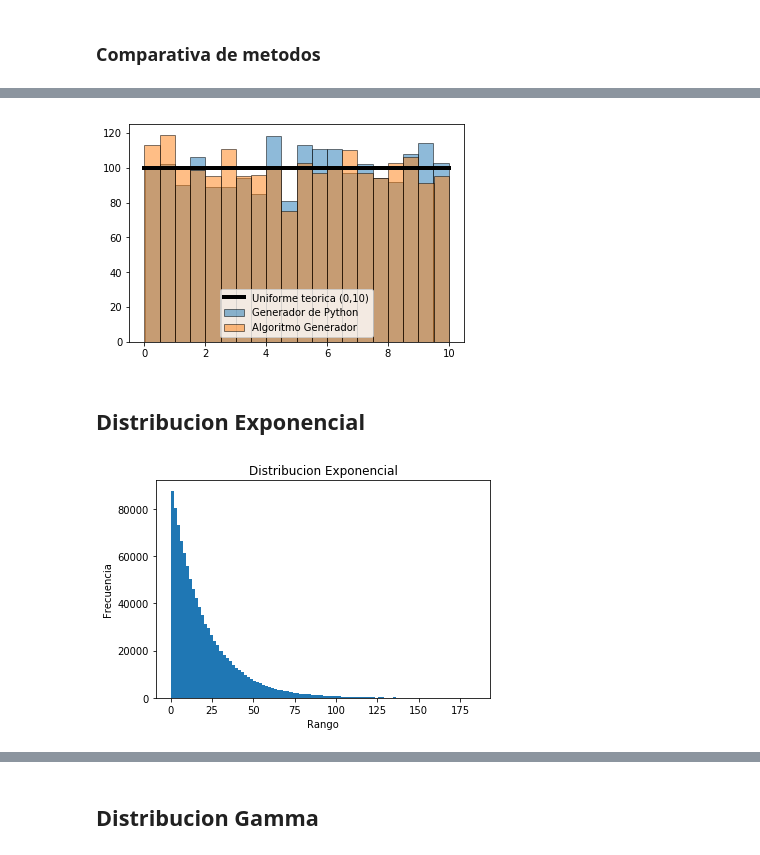
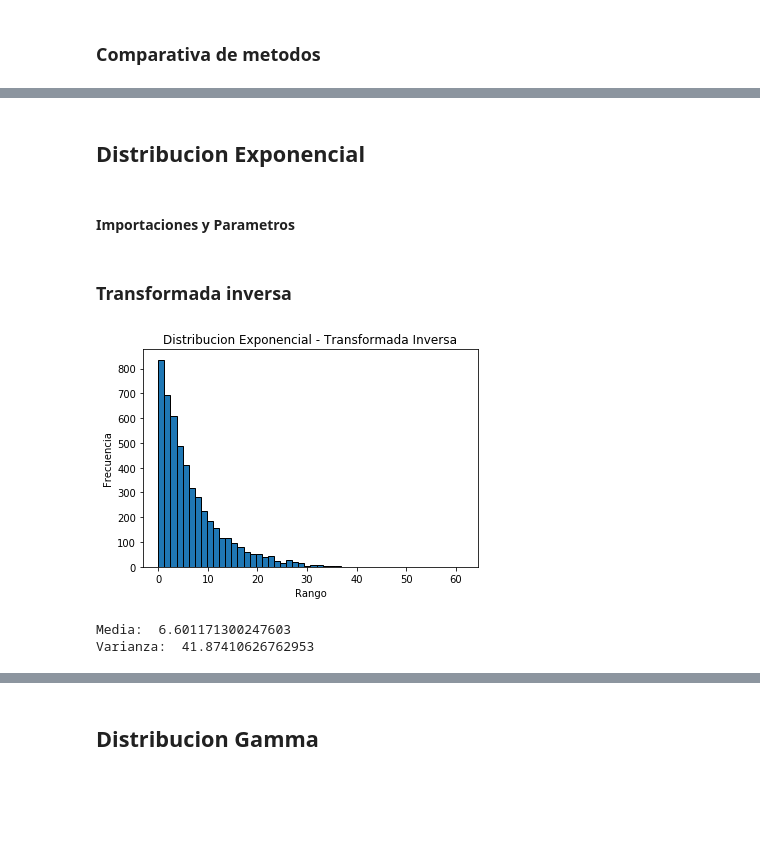
Before and after one commit to alejaz92/facultad, a Jupyter notebook: TP2.2.ipynb, the cells around one changed output, grey strips where cells are left out. Saved outputs shown, nothing was run; the diff lists cells and outputs as text; code cells hidden in the pictures; blank space fills up the shorter version.

```diff
--- a/TP2.2.ipynb
+++ b/TP2.2.ipynb
@@ -125,56 +100,41 @@ plt.show()
-# %%
-import numpy as np
-import matplotlib.pyplot as plt
-
-i = 2000
-
-a=0
-b=10
-data = []
-python = []
-
-for x in range(i):
-    z = np.random.uniform(a,b)
-    r = np.random.uniform(0, 1)
-    y = 0
-    y = a + (b-a)*r
-    data.append(y)
-    python.append(z)
-    #print(r, y)
-
-bins = 20
-plt.hist(python, bins, edgecolor='black', alpha=0.5, label="Generador de Python")
-plt.hist(data, bins, edgecolor='black', alpha=0.5, label="Algoritmo Generador")
-
-plt.plot([0, 10], [i/20, i/20], color='black', label='Uniforme teorica (0,10)', linewidth=4)
-plt.legend()
-plt.legend(loc="lower center")
-plt.show()
-# %% [output]
-[figure, removed]
 # %% [markdown]
 ## Distribucion Exponencial
+# %% [markdown]
+#### Importaciones y Parametros
+# %%
+import numpy as np
+import matplotlib.pyplot as plt
+from math import log
+import math
+
+m = 5000     # nro de muestras
+alpha = 0.15
+bins = 50
+# %% [markdown]
+### Transformada inversa
 # %%
-import numpy as np
-import matplotlib.pyplot as plt
-from math import log
+exp_r_array = np_method(m)
 
-m = 1000000     # nro de muestras
-
-alpha = 0.05
-
-r_array = np_method(m)
-#print(r_array)
-x_arr = []
+exp_x_arr = []
 x = 0
 for i in range(m):
-    r = r_array[i]
-    x = (- log(1 - r)) / alpha
-    x_arr.append(x)
-plt.hist(x_arr, bins= 100)
-plt.title("Distribucion Exponencial")
+    r = exp_r_array[i]
+    x = (-1/alpha) * log(r)
+    exp_x_arr.append(x)
+
+exp_x_mean = np.mean(exp_x_arr)
+exp_x_var = np.var(exp_x_arr)
+
+plt.hist(exp_x_arr, bins= bins, edgecolor= "black")
+plt.title("Distribucion Exponencial - Transformada Inversa")
 plt.xlabel("Rango")
 plt.ylabel("Frecuencia")
+#plt.axis([0, 40, 0, 9000])
 plt.show()
+
+print('Media: ',exp_x_mean)
+print('Varianza: ',exp_x_var)
 # %% [output]
-[figure, old version]
+[figure, new version]
+Media:  6.601171300247603
+Varianza:  41.87410626762953
```
Also changed, not shown: parts of 53 cells of this notebook.
